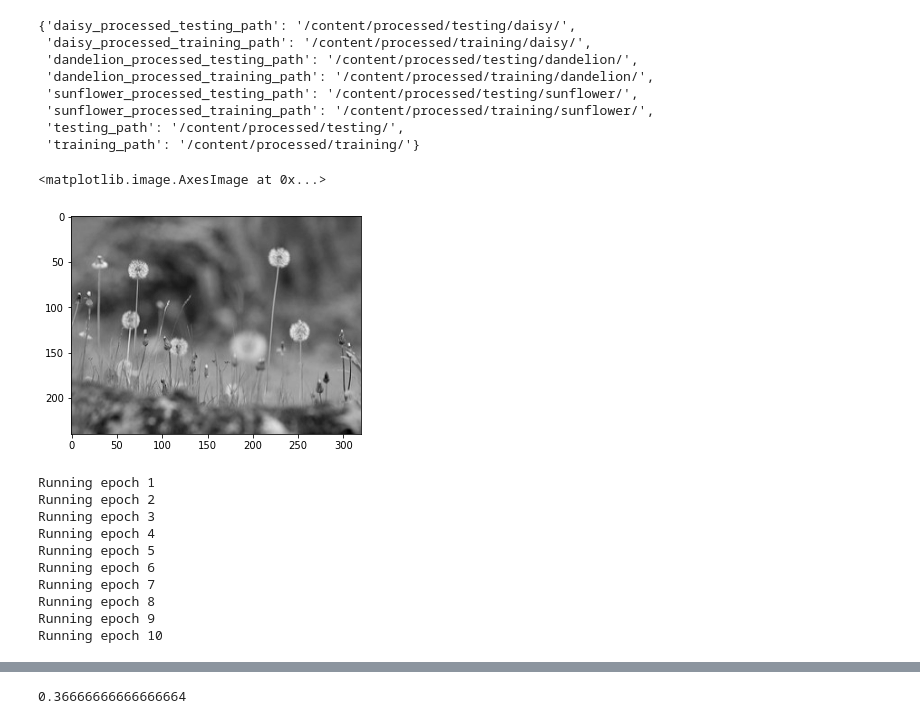
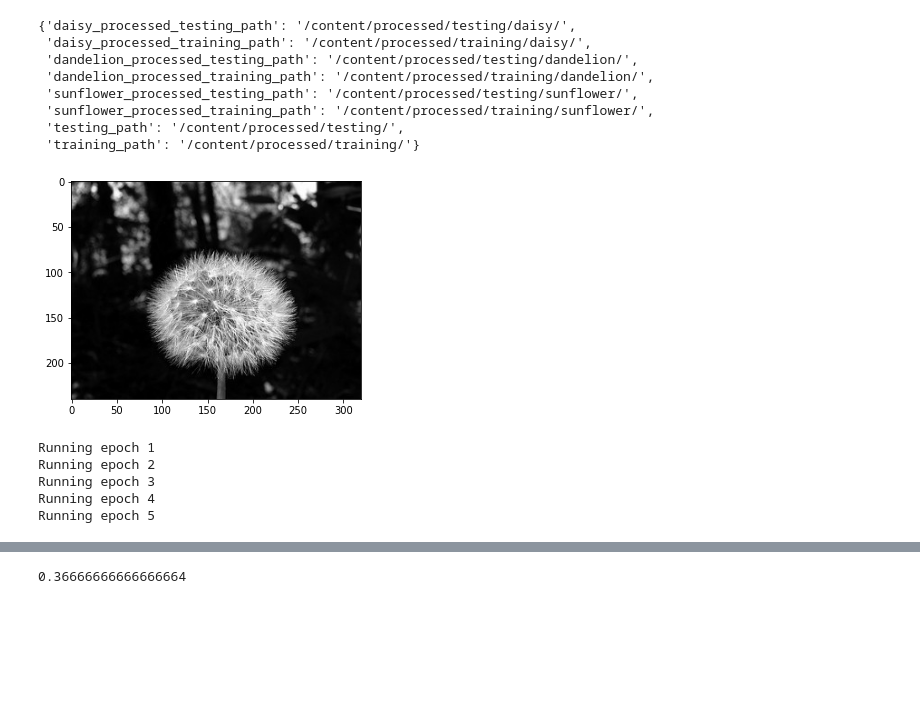
Before and after one commit to vincentjunitio00/Flower-Classification-from-scratch, a Jupyter notebook: Flower_Classification.ipynb, the cells around one changed output, grey strips where cells are left out. Saved outputs shown, nothing was run; the diff lists cells and outputs as text; code cells hidden in the pictures; blank space fills up the shorter version.

```diff
--- a/Flower_Classification.ipynb
+++ b/Flower_Classification.ipynb
@@ -26,5 +88,15 @@ labels = os.listdir(training_path)
 # %%
 def create_processed_folder(labels):
+  '''
+  Function to create folder which contains dataset used for training
+  and testing
+
+  Parameters:
+    labels (list) : list of labels in dataset
+
+  Returns:
+    path (dict) : dictionary of processed directory path
+  '''
   content = '/content/'
   processed_path = os.path.join(content, 'processed/')
   os.mkdir(processed_path)
@@ -71,6 +143,21 @@ processed_path
  'training_path': '/content/processed/training/'}
 # %%
 def preprocess_images(set_name, set_path, processed_path):
+
+  '''
+  Function to preprocess dataset
+  1. convert images to grayscale
+  2. create one hot encoding for each dataset based on its label
+
+  Parameters:
+    set_name (string) : define what set this preprocess for, either training or testing
+    set_path (string) : define where to get the dataset
+    processed_path (string) : define where to put preprocessed images
+
+  Returns:
+    X_set (list) : list of images (matrix 2 dimension representation)
+    y_set (list) : list of label of each image (one hot encoding representation)
+  '''
   X_set = []
   y_set = []
 
@@ -107,10 +194,12 @@ X_train, y_train = preprocess_images('training', training_path, processed_path)
 # %%
-X_test, y_test = preprocess_images('testing', testing_path, processed_path)
+X_test, y_test = preprocess_images('testing', testing_random, processed_path)
 # %%
-plt.imshow(X_test[0].reshape((240, 320)), cmap='gray')
+def visualize_images(X):
+  plt.imshow(X.reshape((240, 320)), cmap='gray')
+
+visualize_images(X_test[0])
 # %% [output]
-<matplotlib.image.AxesImage at 0x...>
-[figure, old version]
+[figure, new version]
 # %%
 np.random.seed(0)
 # %%
@@ -261,7 +434,23 @@ def accuracy(y, y_pred):
 # %%
 # np.seterr(divide='ignore', invalid='ignore')
 
-def train(input_neuron, hidden_neuron, output_neuron, X_train, y_train, learning_rate=0.03, epochs=10):
+def train(input_neuron, hidden_neuron, output_neuron, X_train, y_train, learning_rate=0.001, epochs=5):
+  '''
+  function to perform training
+
+  Parameters:
+    input_neuron (int) : define number of input node,
+    hidden_neuron (int) : define number of hidden node,
+    output_neuron (int) : define number of output node,
+    X_train (list) : list of training set,
+    y_train (list) : list of label of training set,
+    learning_rate (float) : learning rate of training
+    epochs (int) : epoch for the training
+
+  Returns:
+    cache(dict) : dictionary of updated parameters
+  '''
+
   cache = initialize_parameters(input_neuron, hidden_neuron, output_neuron)
   acc_per_epoch = []
   cost_per_epoch = []
@@ -292,17 +481,12 @@ def train(input_neuron, hidden_neuron, output_neuron, X_train, y_train, learning
 
   return cache
 
-cache = train(X_train.shape[1], 200, 3, X_train, y_train, epochs=10)
+cache = train(X_train.shape[1], 200, 3, X_train, y_train)
 # %% [output]
 Running epoch 1
 Running epoch 2
 Running epoch 3
 Running epoch 4
 Running epoch 5
-Running epoch 6
-Running epoch 7
-Running epoch 8
-Running epoch 9
-Running epoch 10
 # %%
 cache
```
Also changed, not shown: parts of 32 cells of this notebook.
